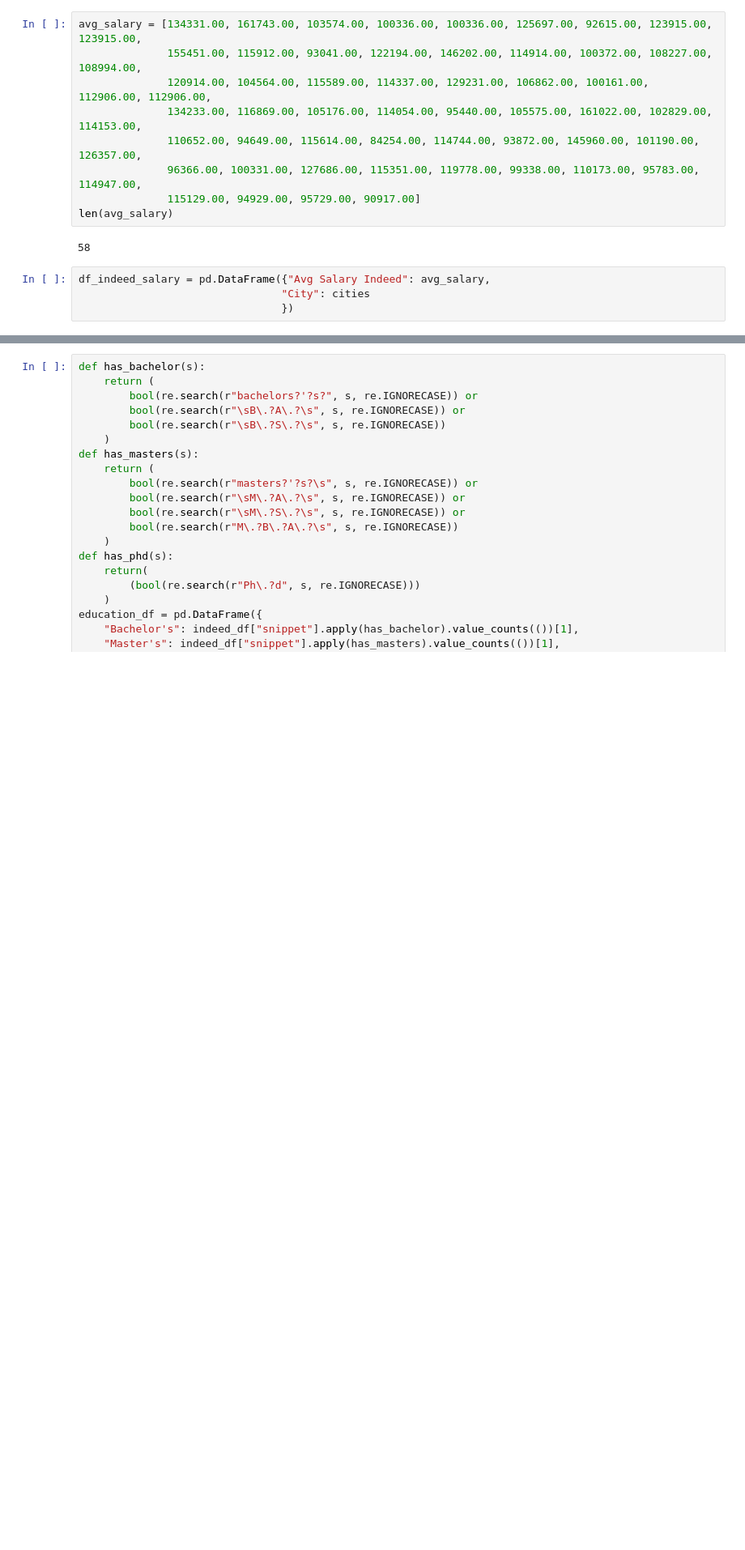
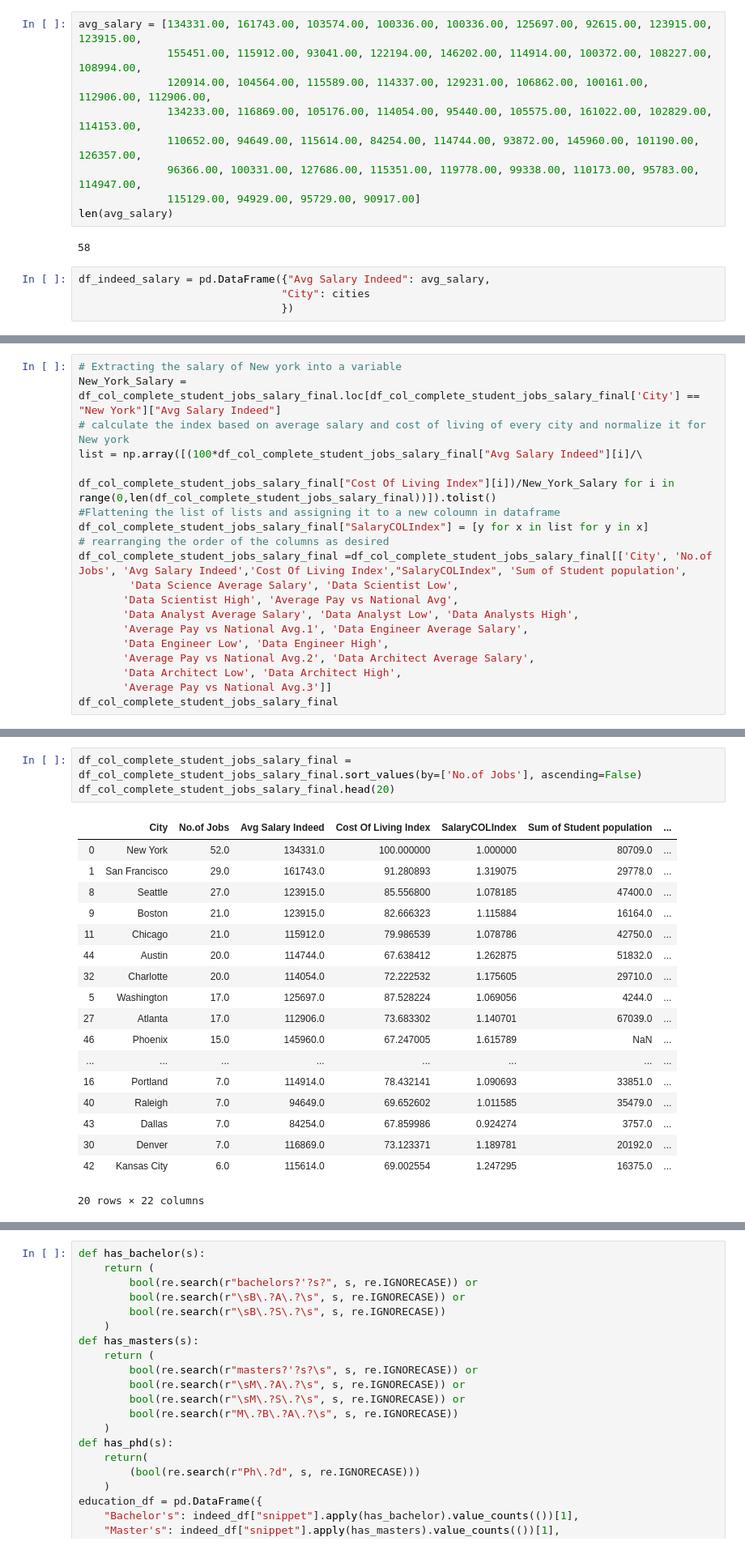
Before and after one commit to look4parul/Project1_PPDR-Consultants, a Jupyter notebook: JobMarketAnalysis/indeed_data_analysis.ipynb, the cells around one changed output, grey strips where cells are left out. Shown: that part at 81% size. Drawn from its saved outputs; the diff is of its cells as text; blank space fills up the shorter version.

Commit message:
Adding the normalized cost of living index

```diff
--- a/JobMarketAnalysis/indeed_data_analysis.ipynb
+++ b/JobMarketAnalysis/indeed_data_analysis.ipynb
@@ -323,0 +358,19 @@ df_col_complete_student_jobs_salary_final.head()
+# %%
+# Extracting the salary of New york into a variable
+New_York_Salary = df_col_complete_student_jobs_salary_final.loc[df_col_complete_student_jobs_salary_final['City'] == "New York"]["Avg Salary Indeed"]
+# calculate the index based on average salary and cost of living of every city and normalize it for New york
+list = np.array([(100*df_col_complete_student_jobs_salary_final["Avg Salary Indeed"][i]/\
+                                                           df_col_complete_student_jobs_salary_final["Cost Of Living Index"][i])/New_York_Salary for i in range(0,len(df_col_complete_student_jobs_salary_final))]).tolist()
+#Flattening the list of lists and assigning it to a new coloumn in dataframe
+df_col_complete_student_jobs_salary_final["SalaryCOLIndex"] = [y for x in list for y in x]
+# rearranging the order of the columns as desired
+df_col_complete_student_jobs_salary_final =df_col_complete_student_jobs_salary_final[['City', 'No.of Jobs', 'Avg Salary Indeed','Cost Of Living Index',"SalaryCOLIndex", 'Sum of Student population',
+        'Data Science Average Salary', 'Data Scientist Low',
+       'Data Scientist High', 'Average Pay vs National Avg',
+       'Data Analyst Average Salary', 'Data Analyst Low', 'Data Analysts High',
+       'Average Pay vs National Avg.1', 'Data Engineer Average Salary',
+       'Data Engineer Low', 'Data Engineer High',
+       'Average Pay vs National Avg.2', 'Data Architect Average Salary',
+       'Data Architect Low', 'Data Architect High',
+       'Average Pay vs National Avg.3']]
+df_col_complete_student_jobs_salary_final
@@ -324,3 +391,25 @@ df_col_complete_student_jobs_salary_final.head()
+# %%
+df_col_complete_student_jobs_salary_final = df_col_complete_student_jobs_salary_final.sort_values(by=['No.of Jobs'], ascending=False)
+df_col_complete_student_jobs_salary_final.head(20)
+# %% [output]
+|  | City | No.of Jobs | Avg Salary Indeed | Cost Of Living Index | SalaryCOLIndex | Sum of Student population | ... |
+| 0 | New York | 52.0 | 134331.0 | 100.000000 | 1.000000 | 80709.0 | ... |
+| 1 | San Francisco | 29.0 | 161743.0 | 91.280893 | 1.319075 | 29778.0 | ... |
+| 8 | Seattle | 27.0 | 123915.0 | 85.556800 | 1.078185 | 47400.0 | ... |
+| 9 | Boston | 21.0 | 123915.0 | 82.666323 | 1.115884 | 16164.0 | ... |
+| 11 | Chicago | 21.0 | 115912.0 | 79.986539 | 1.078786 | 42750.0 | ... |
+| 44 | Austin | 20.0 | 114744.0 | 67.638412 | 1.262875 | 51832.0 | ... |
+| 32 | Charlotte | 20.0 | 114054.0 | 72.222532 | 1.175605 | 29710.0 | ... |
+| 5 | Washington | 17.0 | 125697.0 | 87.528224 | 1.069056 | 4244.0 | ... |
+| 27 | Atlanta | 17.0 | 112906.0 | 73.683302 | 1.140701 | 67039.0 | ... |
+| 46 | Phoenix | 15.0 | 145960.0 | 67.247005 | 1.615789 | NaN | ... |
+| ... | ... | ... | ... | ... | ... | ... | ... |
+| 16 | Portland | 7.0 | 114914.0 | 78.432141 | 1.090693 | 33851.0 | ... |
+| 40 | Raleigh | 7.0 | 94649.0 | 69.652602 | 1.011585 | 35479.0 | ... |
+| 43 | Dallas | 7.0 | 84254.0 | 67.859986 | 0.924274 | 3757.0 | ... |
+| 30 | Denver | 7.0 | 116869.0 | 73.123371 | 1.189781 | 20192.0 | ... |
+| 42 | Kansas City | 6.0 | 115614.0 | 69.002554 | 1.247295 | 16375.0 | ... |
+20 rows × 22 columns
 # %%
 col = df_col_complete_student_jobs_salary_final.columns
 col
```
Also changed, not shown: parts of 13 cells of this notebook.
